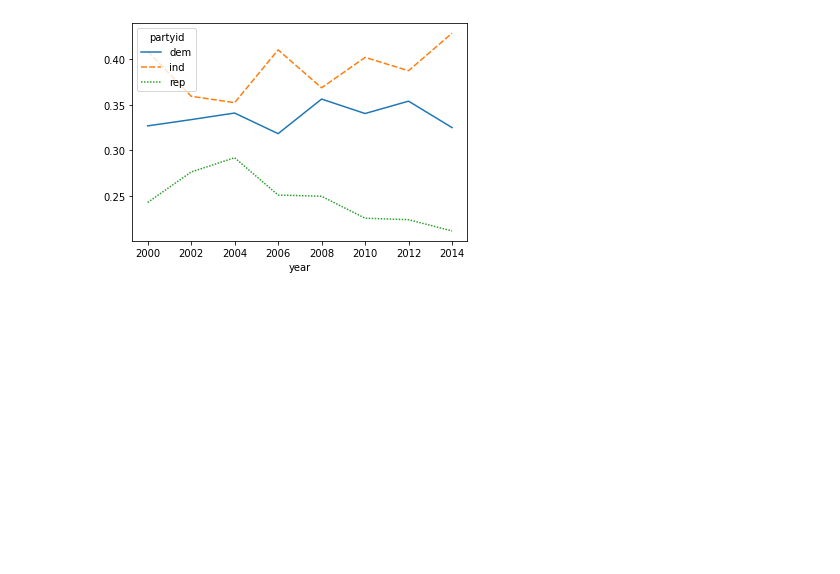
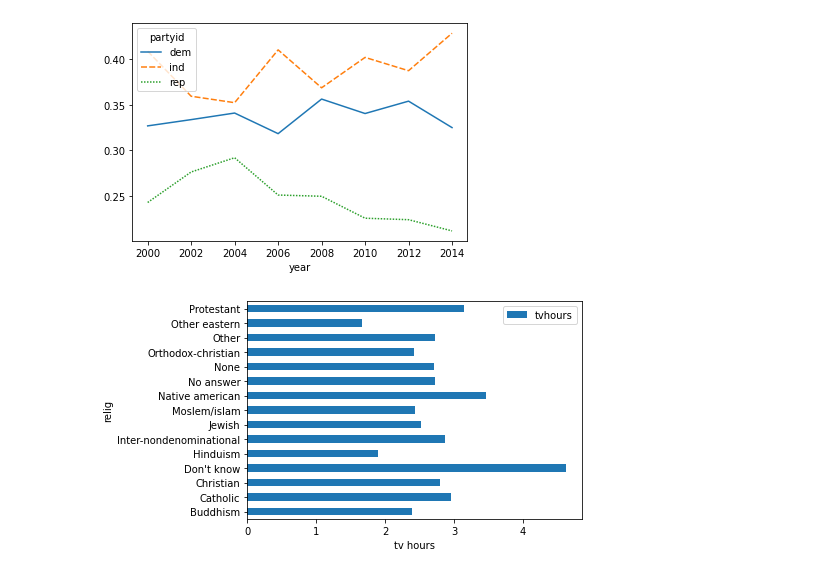
Before and after one commit to RealDogDad/exoplanetary-extrapolation, a Jupyter notebook: quizzes/quiz-3.ipynb, the cells around one changed output. Saved outputs shown, nothing was run; the diff lists cells and outputs as text; code cells hidden in the pictures; blank space fills up the shorter version.

```diff
--- a/quizzes/quiz-3.ipynb
+++ b/quizzes/quiz-3.ipynb
@@ -78,3 +90,9 @@ sns.lineplot(data=party)
 # %% [output]
 <AxesSubplot:xlabel='year'>
 [figure]
+# %%
+# Finally, create a plot to show the average hours of tv viewing for each religion. The table should look like this.(orientation is horizontal, don’t forget to label x-axis and y-axis.)
+grouped_df = df.groupby("relig").mean().reset_index()
+new_table = grouped_df[['relig', 'tvhours']].set_index('relig').plot.barh().set_xlabel("tv hours")
+# %% [output]
+[figure, added]
```
Also changed, not shown: parts of 1 cell of this notebook.
